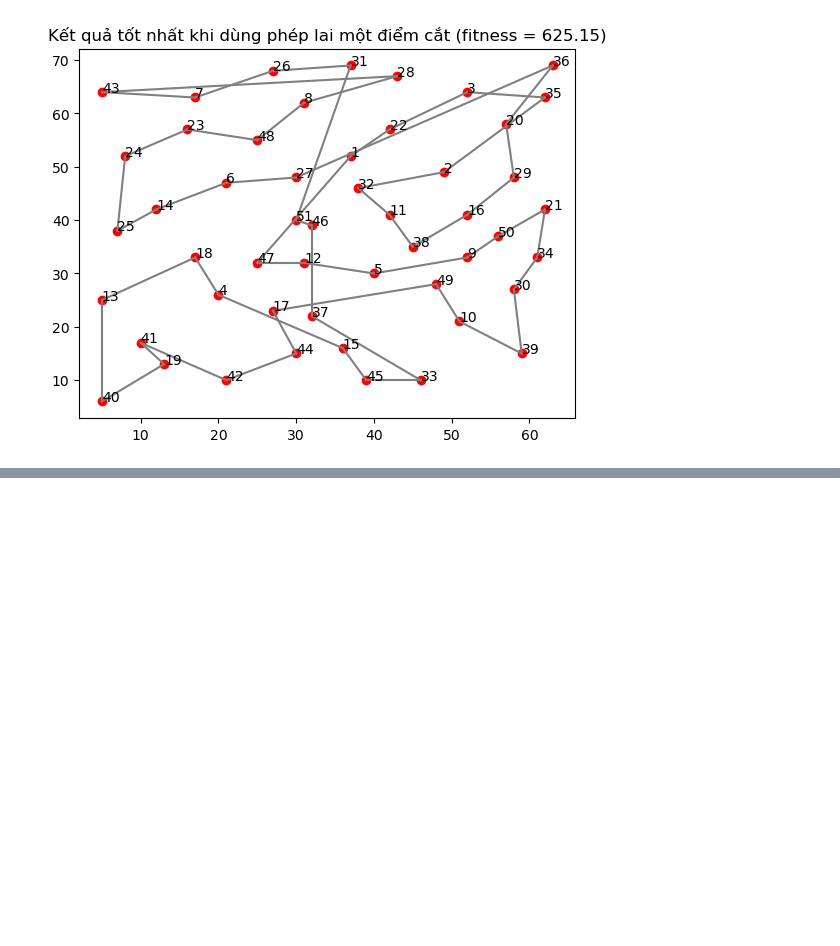
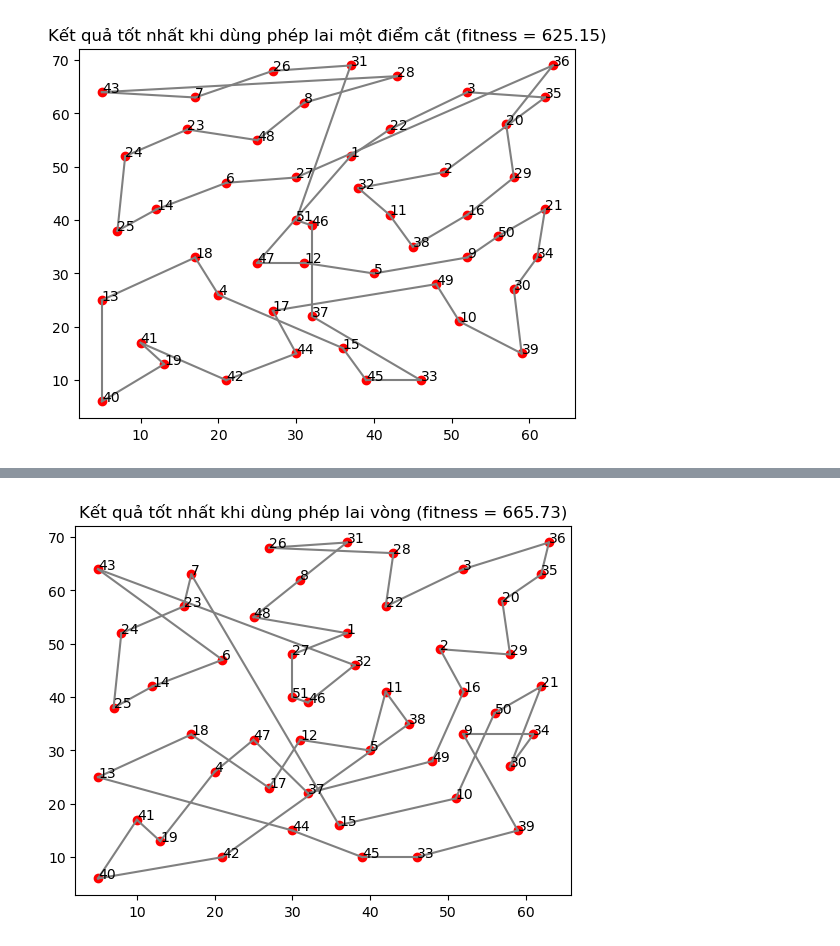
Before and after one commit to nguyenhoanganh2002/TSP-problem-using-Genetic-Algorithms, a Jupyter notebook: tsp-using-ga.ipynb, the cells around one changed output, grey strips where cells are left out. Cells and saved outputs as stored; diff of their text form; code cells hidden in the pictures; blank space fills up the shorter version.

```diff
--- a/tsp-using-ga.ipynb
+++ b/tsp-using-ga.ipynb
@@ -378,0 +377,21 @@ drawMap(cities, record_pop_multiPoint[0][1], f"Kết quả tốt nhất khi dùn
+# %%
+GA_with_cycle = []
+minimum = 1e8
+record_pop_cycle, record_fitness_cycle = None, None
+sum_fitness = np.zeros(500)
+start = timeit.default_timer()
+
+for i in range(30):
+    random.seed(i)
+    population = initPopulation(cities, size=100) # Khởi tạo quần thể đầu tiên
+    pop, fitness = GA(population=population, crossover_func=cycleCrossover, lenCities=len(cities))
+    for j in range(500):
+        sum_fitness[j] += fitness[j]
+    if minimum > pop[0][0]:
+        minimum = pop[0][0]
+        record_pop_cycle, record_fitness_cycle = pop, fitness
+
+    GA_with_cycle.append([round(pop[0][0], 2), "seed_" + str(i)])
+
+average_fitness_3 = [float(x)/30 for x in sum_fitness]
+cyclemultiPoint_time = round((timeit.default_timer() - start)/30, 2)
@@ -378,0 +409,4 @@ drawMap(cities, record_pop_multiPoint[0][1], f"Kết quả tốt nhất khi dùn
+# %%
+drawMap(cities, record_pop_cycle[0][1], f"Kết quả tốt nhất khi dùng phép lai vòng (fitness = {GA_with_cycle[0][0]})")
+# %% [output]
+[figure, added]
```
Also changed, not shown: parts of 12 cells of this notebook.
